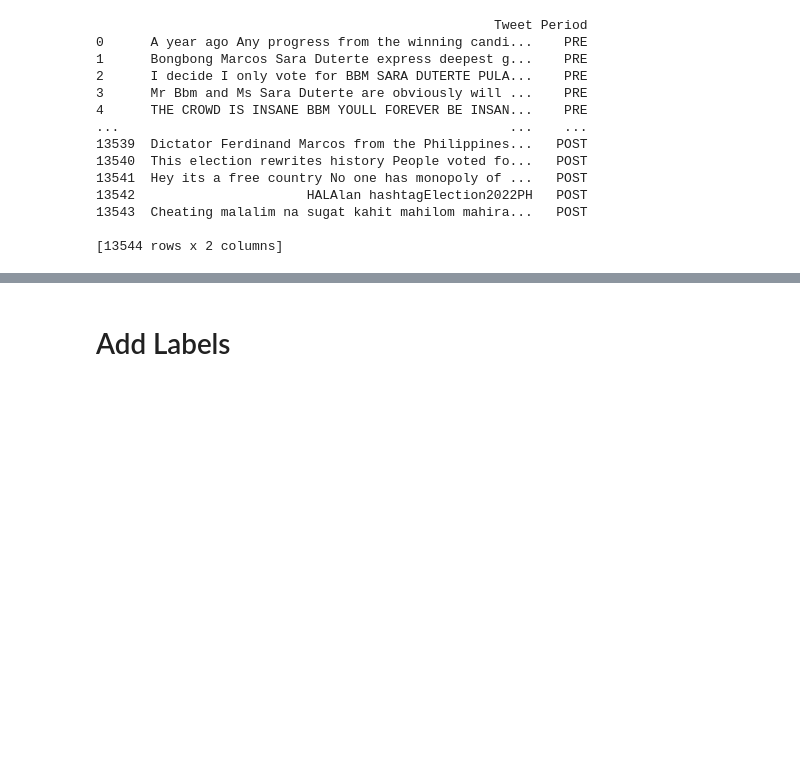
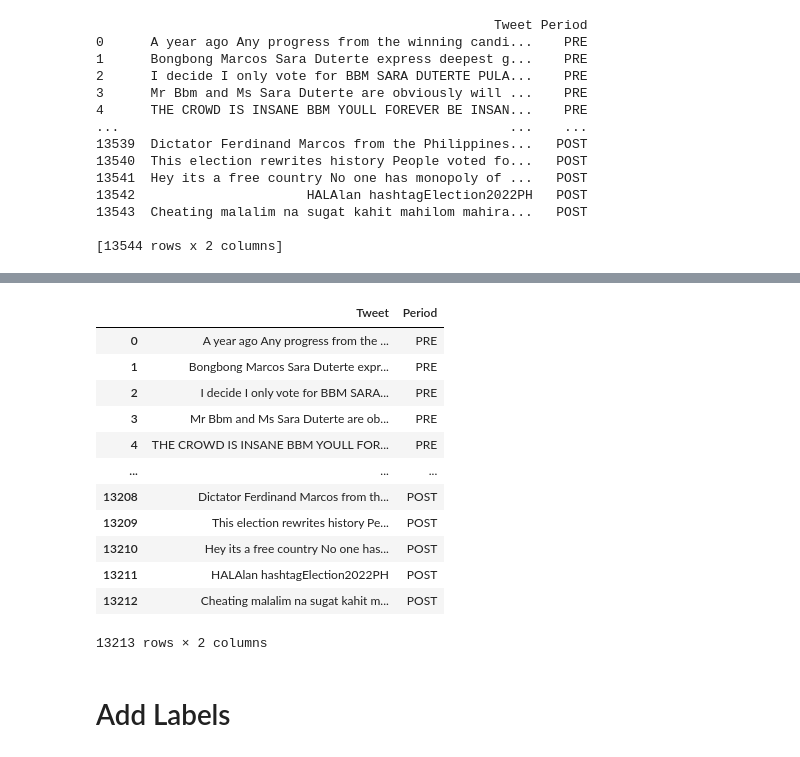
Before and after one commit to julscast/Thesis_2, a Jupyter notebook: HumanLabeling.ipynb, the cells around one changed output, grey strips where cells are left out. Cells and saved outputs as stored; diff of their text form; code cells hidden in the pictures; blank space fills up the shorter version.

```diff
--- a/HumanLabeling.ipynb
+++ b/HumanLabeling.ipynb
@@ -187,3 +217,21 @@ print(dataset)
+# %%
+# Drop old index column
+dataset.drop(['index'], axis=1, inplace=True)
+dataset
+# %% [output]
+|  | Tweet | Period |
+| 0 | A year ago Any progress from the ... | PRE |
+| 1 | Bongbong Marcos Sara Duterte expr... | PRE |
+| 2 | I decide I only vote for BBM SARA... | PRE |
+| 3 | Mr Bbm and Ms Sara Duterte are ob... | PRE |
+| 4 | THE CROWD IS INSANE BBM YOULL FOR... | PRE |
+| ... | ... | ... |
+| 13208 | Dictator Ferdinand Marcos from th... | POST |
+| 13209 | This election rewrites history Pe... | POST |
+| 13210 | Hey its a free country No one has... | POST |
+| 13211 | HALAlan hashtagElection2022PH | POST |
+| 13212 | Cheating malalim na sugat kahit m... | POST |
+13213 rows × 2 columns
 # %% [markdown]
 # Add Labels
 # %%
```
Also changed, not shown: parts of 6 cells of this notebook.
